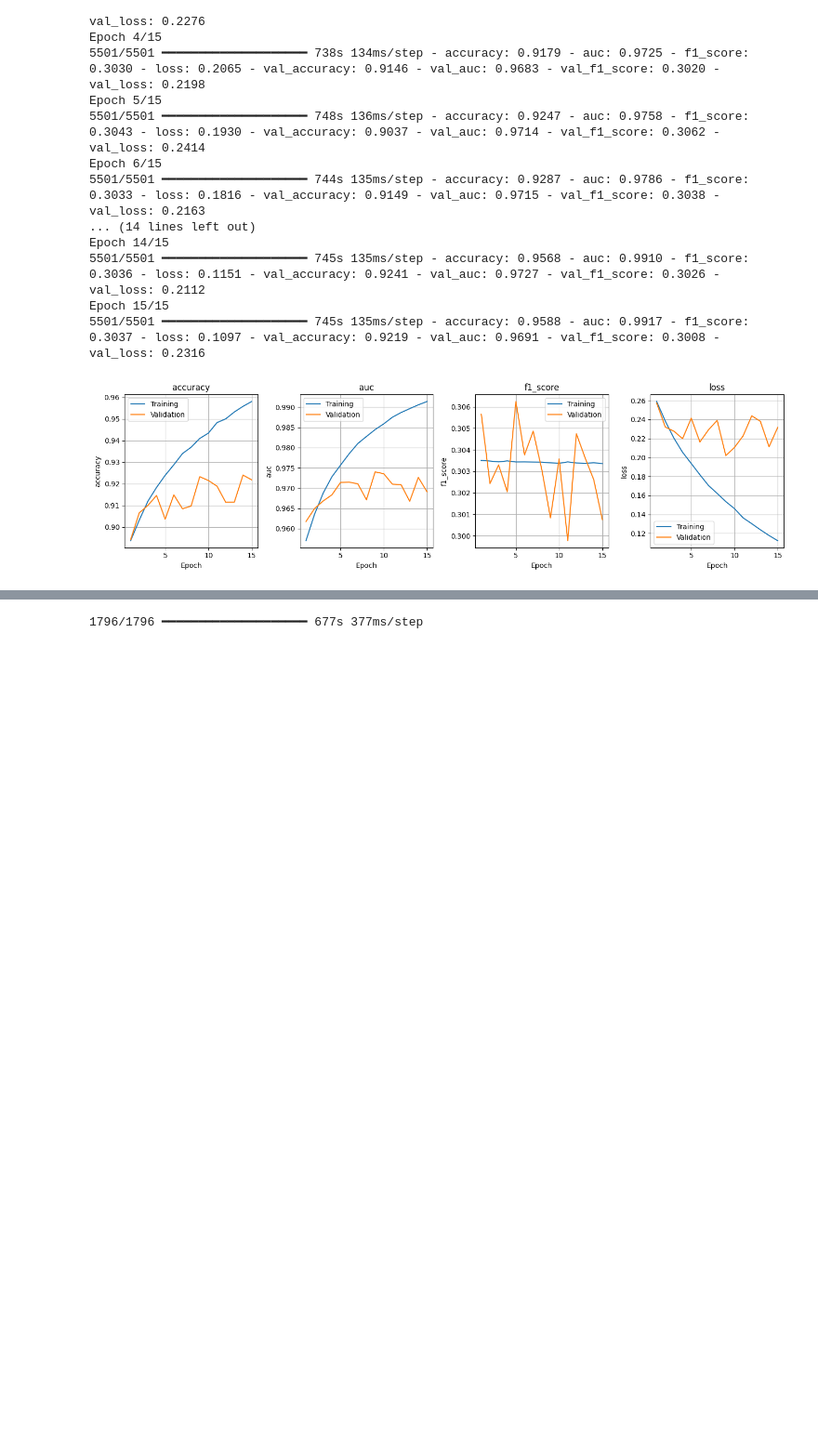
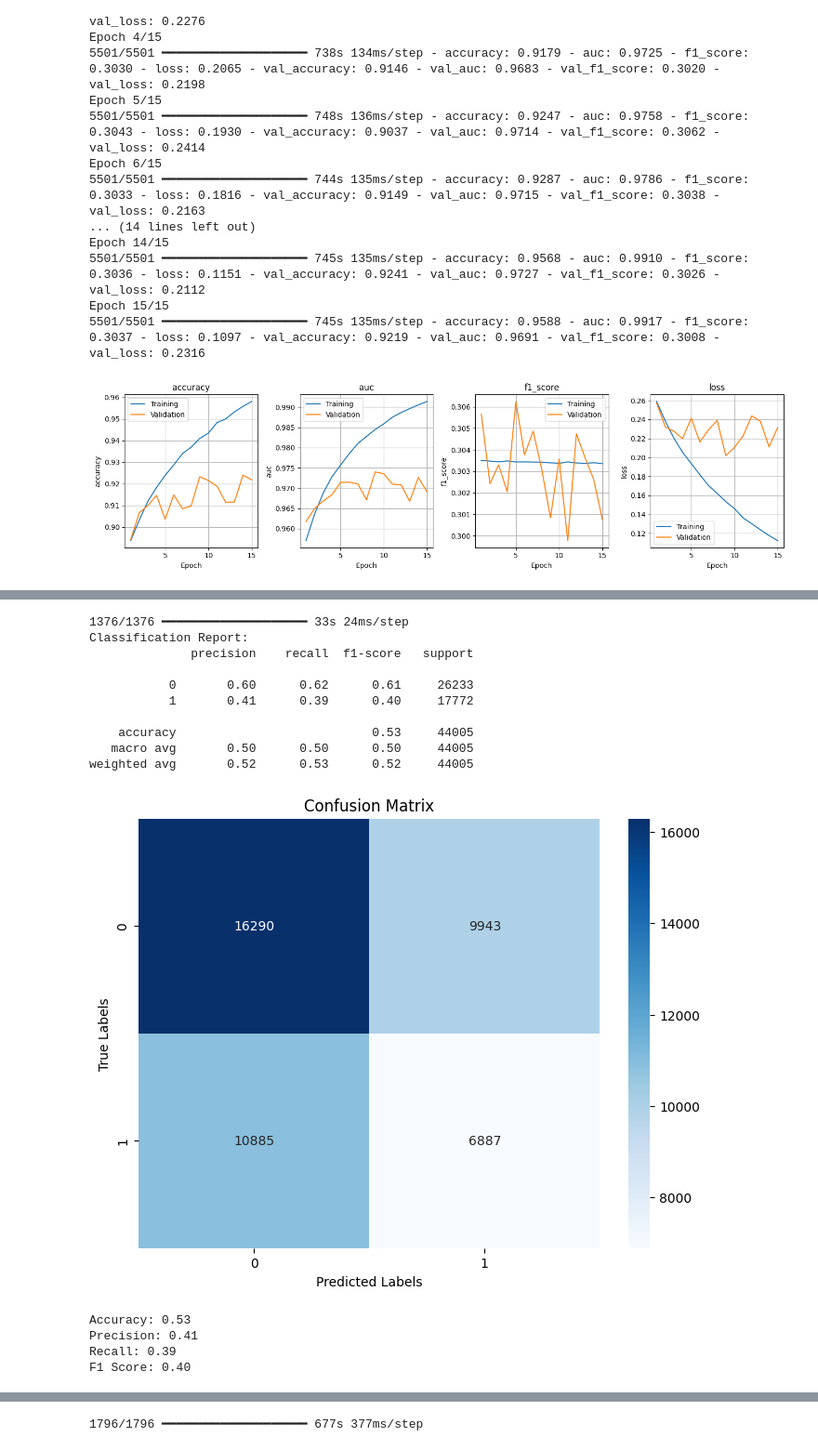
Before and after one commit to cesar1091/Mini-Project---Histopathologic-Cancer-Detection, a Jupyter notebook: notebook/Experiment.ipynb, the cells around one changed output, grey strips where cells are left out. Shown at 93% size. Cells and saved outputs as stored; diff of their text form; code cells hidden in the pictures; blank space fills up the shorter version.

```diff
--- a/notebook/Experiment.ipynb
+++ b/notebook/Experiment.ipynb
@@ -319,0 +431,5 @@ vis_training(history_modelrestnet)
+# %%
+from tensorflow.keras.models import load_model
+
+# Load the saved model
+model = load_model('../models/cnn_v1.h5', custom_objects={'f1_score': f1_score})
@@ -319,0 +438,55 @@ vis_training(history_modelrestnet)
+# %%
+from sklearn.metrics import accuracy_score, precision_score, recall_score, f1_score, confusion_matrix, classification_report
+import seaborn as sns
+import matplotlib.pyplot as plt
+
+# Generate predictions on the validation dataset
+y_pred = model.predict(validation_generator)  # Predictions as probabilities
+y_pred_classes = (y_pred > 0.5).astype(int)  # Convert probabilities to binary classes (for binary classification)
+
+# Get true labels from the validation generator
+test_labels = validation_generator.classes  # True labels
+class_indices = validation_generator.class_indices  # Class-to-index mapping
+
+# Calculate evaluation metrics
+accuracy = accuracy_score(test_labels, y_pred_classes)
+precision = precision_score(test_labels, y_pred_classes)
+recall = recall_score(test_labels, y_pred_classes)
+f1 = f1_score(test_labels, y_pred_classes)
+
+# Print classification report
+print("Classification Report:")
+print(classification_report(test_labels, y_pred_classes, target_names=list(class_indices.keys())))
+
+# Generate confusion matrix
+conf_matrix = confusion_matrix(test_labels, y_pred_classes)
+
+# Plot confusion matrix
+plt.figure(figsize=(8, 6))
+sns.heatmap(conf_matrix, annot=True, fmt='d', cmap='Blues', xticklabels=list(class_indices.keys()), yticklabels=list(class_indices.keys()))
+plt.title('Confusion Matrix')
+plt.xlabel('Predicted Labels')
+plt.ylabel('True Labels')
+plt.show()
+
+# Print metrics
+print(f"Accuracy: {accuracy:.2f}")
+print(f"Precision: {precision:.2f}")
+print(f"Recall: {recall:.2f}")
+print(f"F1 Score: {f1:.2f}")
+# %% [output]
+1376/1376 ━━━━━━━━━━━━━━━━━━━━ 33s 24ms/step
+Classification Report:
+              precision    recall  f1-score   support
+
+           0       0.60      0.62      0.61     26233
+           1       0.41      0.39      0.40     17772
+
+    accuracy                           0.53     44005
+   macro avg       0.50      0.50      0.50     44005
+weighted avg       0.52      0.53      0.52     44005
+[figure, added]
+Accuracy: 0.53
+Precision: 0.41
+Recall: 0.39
+F1 Score: 0.40
```
Also changed, not shown: parts of 16 cells of this notebook, 2 other files.
